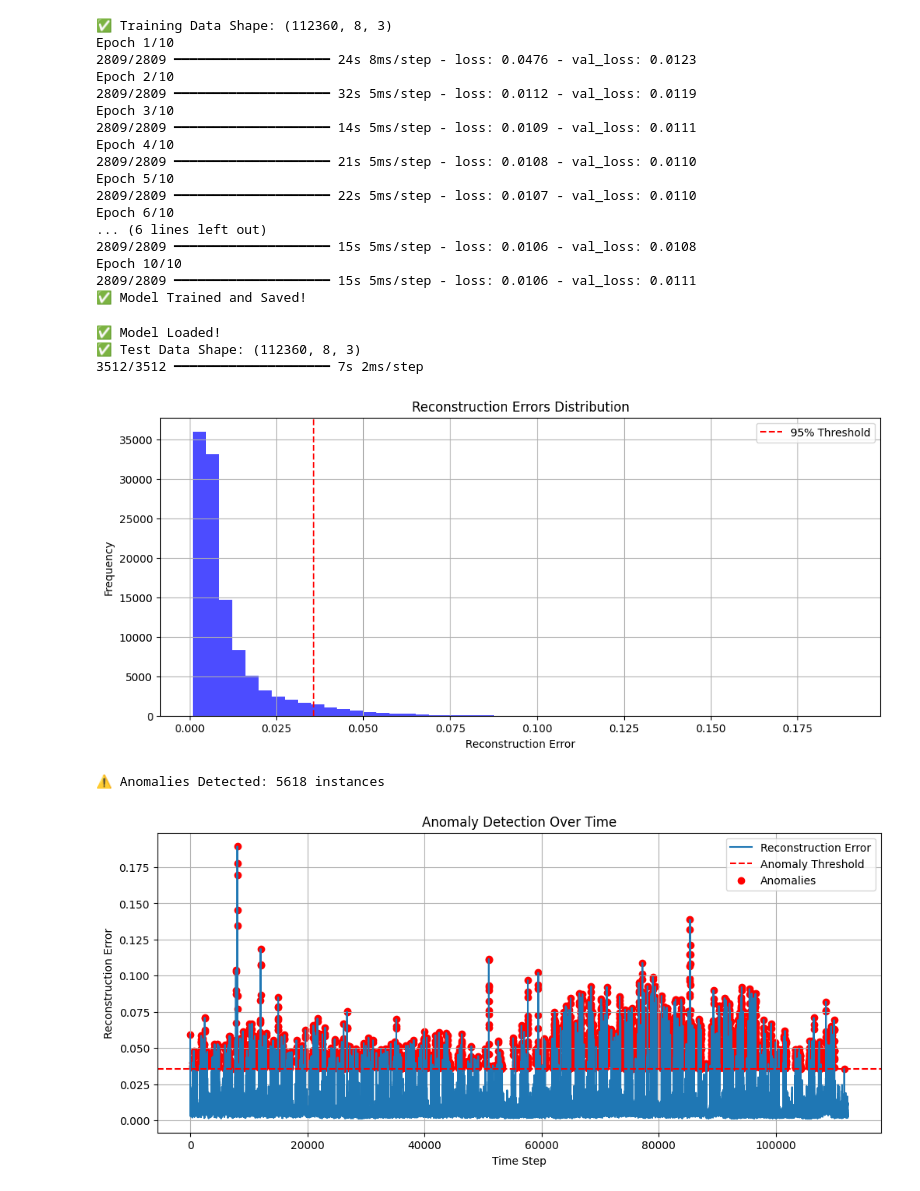
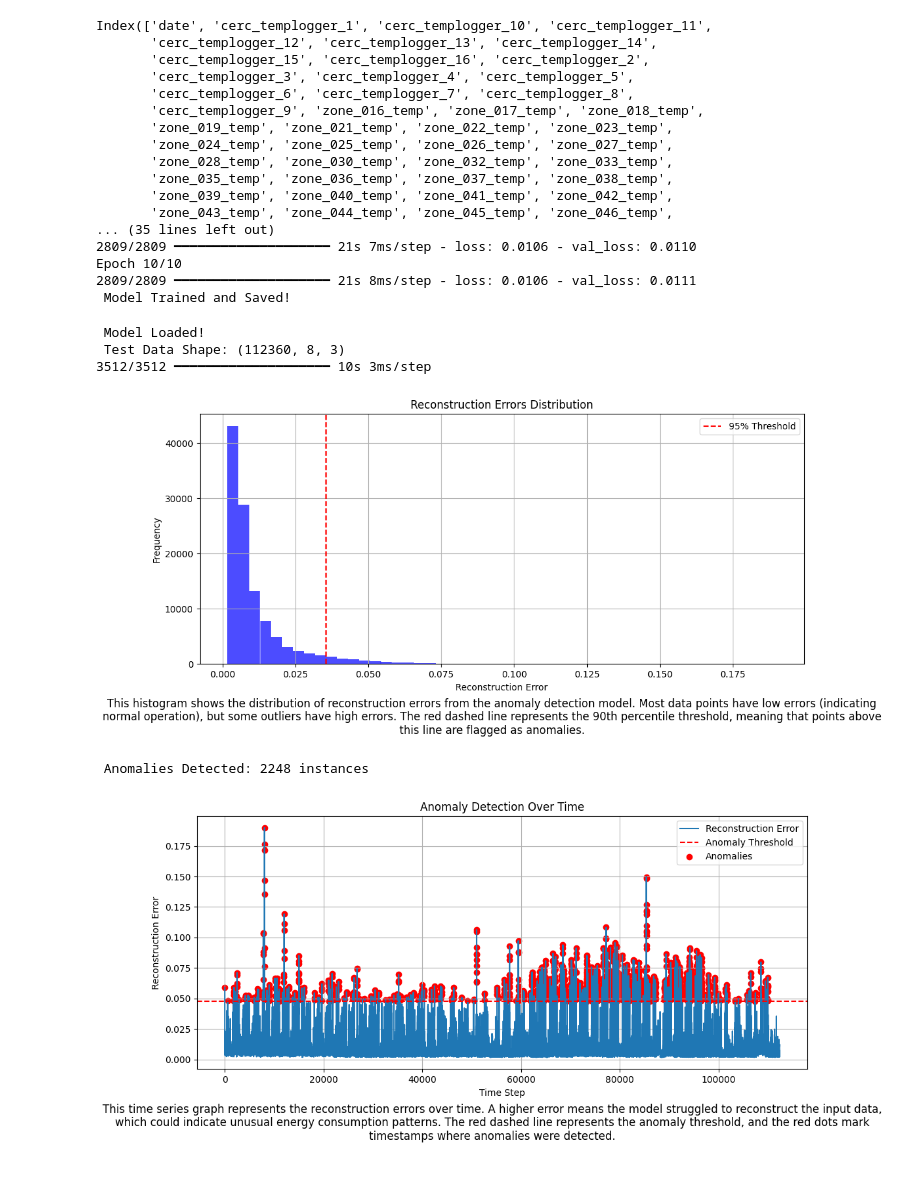
Before and after one commit to lelandsion/connect, a Jupyter notebook: energy_optimization_ai/model_notebooks/anomaly_detection.ipynb, the cells around one changed output. Cells and saved outputs as stored; diff of their text form; code cells hidden in the pictures.

Commit message:
feat: Updated energy forecasting and anomaly anomaly detection for more in depth insights and improved visualizations

```diff
--- a/energy_optimization_ai/model_notebooks/anomaly_detection.ipynb
+++ b/energy_optimization_ai/model_notebooks/anomaly_detection.ipynb
@@ -115,7 +115,15 @@ From: https://drive.google.com/uc?id=1-Coff2iGNVDvnZAN-ku1-cOfbpqymdfM
 To: /content/processed_data.json
 ⚠ JSON file not found, skipping real-time data. name 'json' is not defined
 # %%
-# Train the model using TPU
+print(merged_df.columns)
+
+import numpy as np
+import tensorflow as tf
+from tensorflow.keras.models import Model, Sequential, load_model
+from tensorflow.keras.layers import LSTM, Dense, RepeatVector, TimeDistributed, Input
+from sklearn.preprocessing import MinMaxScaler
+import matplotlib.pyplot as plt
+
 # TPU Setup
 try:
     tpu = tf.distribute.cluster_resolver.TPUClusterResolver()
@@ -143,7 +151,7 @@ def create_sequences(data, time_steps):
 # Create sequences
 X_train = create_sequences(merged_df[energy_cols].values, time_steps)
 
-print(f"✅ Training Data Shape: {X_train.shape}")  # (samples, time_steps, features)
+print(f" Training Data Shape: {X_train.shape}")  # (samples, time_steps, features)
 
 # Define LSTM Autoencoder
 latent_dim = 16  # Compressed representation size
@@ -162,25 +170,25 @@ autoencoder.fit(X_train, X_train, epochs=10, batch_size=32, validation_split=0.2
 
 # Save trained model
 autoencoder.save("energy_anomaly_detector.keras")
-print("✅ Model Trained and Saved!")
+print(" Model Trained and Saved!")
 # %% [output]
-✅ Training Data Shape: (112360, 8, 3)
-Epoch 1/10
-2809/2809 ━━━━━━━━━━━━━━━━━━━━ 24s 8ms/step - loss: 0.0476 - val_loss: 0.0123
-Epoch 2/10
-2809/2809 ━━━━━━━━━━━━━━━━━━━━ 32s 5ms/step - loss: 0.0112 - val_loss: 0.0119
-Epoch 3/10
-2809/2809 ━━━━━━━━━━━━━━━━━━━━ 14s 5ms/step - loss: 0.0109 - val_loss: 0.0111
-Epoch 4/10
-2809/2809 ━━━━━━━━━━━━━━━━━━━━ 21s 5ms/step - loss: 0.0108 - val_loss: 0.0110
-Epoch 5/10
-2809/2809 ━━━━━━━━━━━━━━━━━━━━ 22s 5ms/step - loss: 0.0107 - val_loss: 0.0110
-Epoch 6/10
-... (6 lines left out)
-2809/2809 ━━━━━━━━━━━━━━━━━━━━ 15s 5ms/step - loss: 0.0106 - val_loss: 0.0108
+Index(['date', 'cerc_templogger_1', 'cerc_templogger_10', 'cerc_templogger_11',
+       'cerc_templogger_12', 'cerc_templogger_13', 'cerc_templogger_14',
+       'cerc_templogger_15', 'cerc_templogger_16', 'cerc_templogger_2',
+       'cerc_templogger_3', 'cerc_templogger_4', 'cerc_templogger_5',
+       'cerc_templogger_6', 'cerc_templogger_7', 'cerc_templogger_8',
+       'cerc_templogger_9', 'zone_016_temp', 'zone_017_temp', 'zone_018_temp',
+       'zone_019_temp', 'zone_021_temp', 'zone_022_temp', 'zone_023_temp',
+       'zone_024_temp', 'zone_025_temp', 'zone_026_temp', 'zone_027_temp',
+       'zone_028_temp', 'zone_030_temp', 'zone_032_temp', 'zone_033_temp',
+       'zone_035_temp', 'zone_036_temp', 'zone_037_temp', 'zone_038_temp',
+       'zone_039_temp', 'zone_040_temp', 'zone_041_temp', 'zone_042_temp',
+       'zone_043_temp', 'zone_044_temp', 'zone_045_temp', 'zone_046_temp',
+... (35 lines left out)
+2809/2809 ━━━━━━━━━━━━━━━━━━━━ 21s 7ms/step - loss: 0.0106 - val_loss: 0.0110
 Epoch 10/10
-2809/2809 ━━━━━━━━━━━━━━━━━━━━ 15s 5ms/step - loss: 0.0106 - val_loss: 0.0111
-✅ Model Trained and Saved!
+2809/2809 ━━━━━━━━━━━━━━━━━━━━ 21s 8ms/step - loss: 0.0106 - val_loss: 0.0111
+ Model Trained and Saved!
 # %%
 # Predict & Evaluate Model
 
@@ -215,37 +223,49 @@ reconstruction_errors = np.mean(np.abs(X_test - X_pred), axis=(1, 2))
 
 # Plot Reconstruction Errors
 plt.figure(figsize=(12, 5))
 plt.hist(reconstruction_errors, bins=50, alpha=0.7, color="blue")
 plt.axvline(np.percentile(reconstruction_errors, 95), color="red", linestyle="dashed", label="95% Threshold")
 plt.title("Reconstruction Errors Distribution")
 plt.xlabel("Reconstruction Error")
 plt.ylabel("Frequency")
 plt.legend()
 plt.grid(True)
+
+# Explanation for the graph
+plt.figtext(0.5, -0.1, "This histogram shows the distribution of reconstruction errors from the anomaly detection model. "
+                        "Most data points have low errors (indicating normal operation), but some outliers have high errors. "
+                        "The red dashed line represents the 90th percentile threshold, meaning that points above this line "
+                        "are flagged as anomalies.", wrap=True, horizontalalignment='center', fontsize=12)
 plt.show()
 
 # Identify Anomalies
-threshold = np.percentile(reconstruction_errors, 95)  # Top 5% as anomalies
+threshold = np.percentile(reconstruction_errors, 98)  # Top 5% as anomalies
 anomalies = reconstruction_errors > threshold
 anomalies_indices = np.where(anomalies)[0]
 
 print(f" Anomalies Detected: {len(anomalies_indices)} instances")
 
 # Visualize Anomalies Over Time
 plt.figure(figsize=(12, 5))
 plt.plot(reconstruction_errors, label="Reconstruction Error")
 plt.axhline(threshold, color="red", linestyle="dashed", label="Anomaly Threshold")
 plt.scatter(anomalies_indices, reconstruction_errors[anomalies_indices], color="red", label="Anomalies")
 plt.title("Anomaly Detection Over Time")
 plt.xlabel("Time Step")
 plt.ylabel("Reconstruction Error")
 plt.legend()
 plt.grid(True)
+# Explanation for the graph
+
+plt.figtext(0.5, -0.1, "This time series graph represents the reconstruction errors over time. A higher error means the model "
+                        "struggled to reconstruct the input data, which could indicate unusual energy consumption patterns. "
+                        "The red dashed line represents the anomaly threshold, and the red dots mark timestamps where anomalies were detected.",
+            wrap=True, horizontalalignment='center', fontsize=12)
 plt.show()
 # %% [output]
-✅ Model Loaded!
-✅ Test Data Shape: (112360, 8, 3)
-3512/3512 ━━━━━━━━━━━━━━━━━━━━ 7s 2ms/step
+ Model Loaded!
+ Test Data Shape: (112360, 8, 3)
+3512/3512 ━━━━━━━━━━━━━━━━━━━━ 10s 3ms/step
-[figure, old version]
+[figure, new version]
-⚠️ Anomalies Detected: 5618 instances
+ Anomalies Detected: 2248 instances
-[figure, old version]
+[figure, new version]
```
Also changed, not shown: parts of 1 cell of this notebook, 1 other file.
